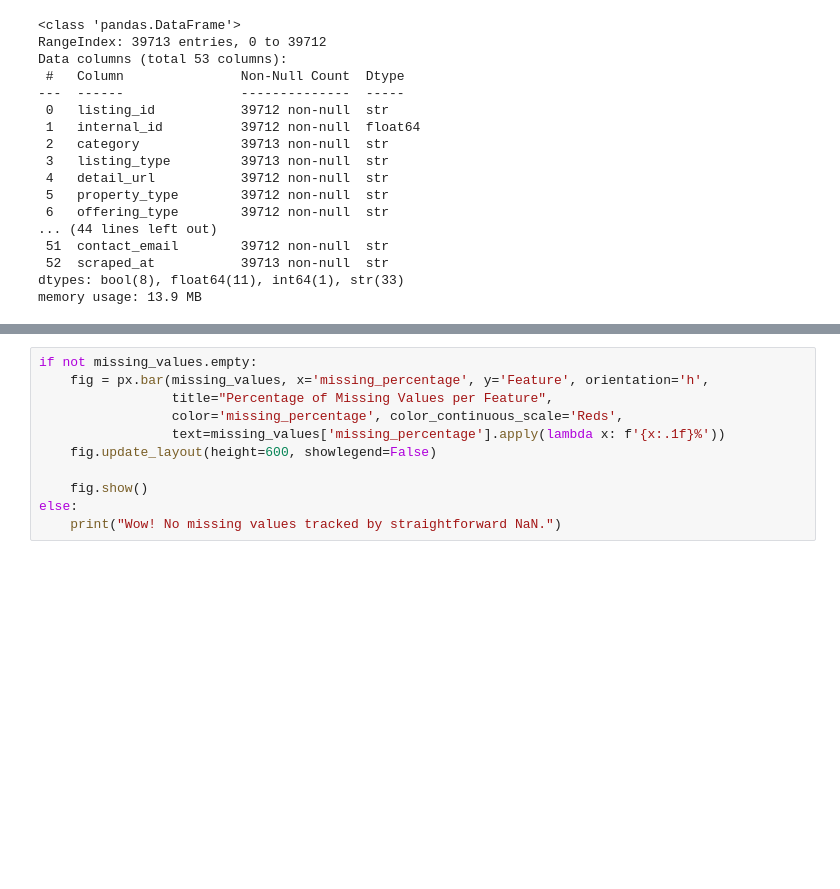
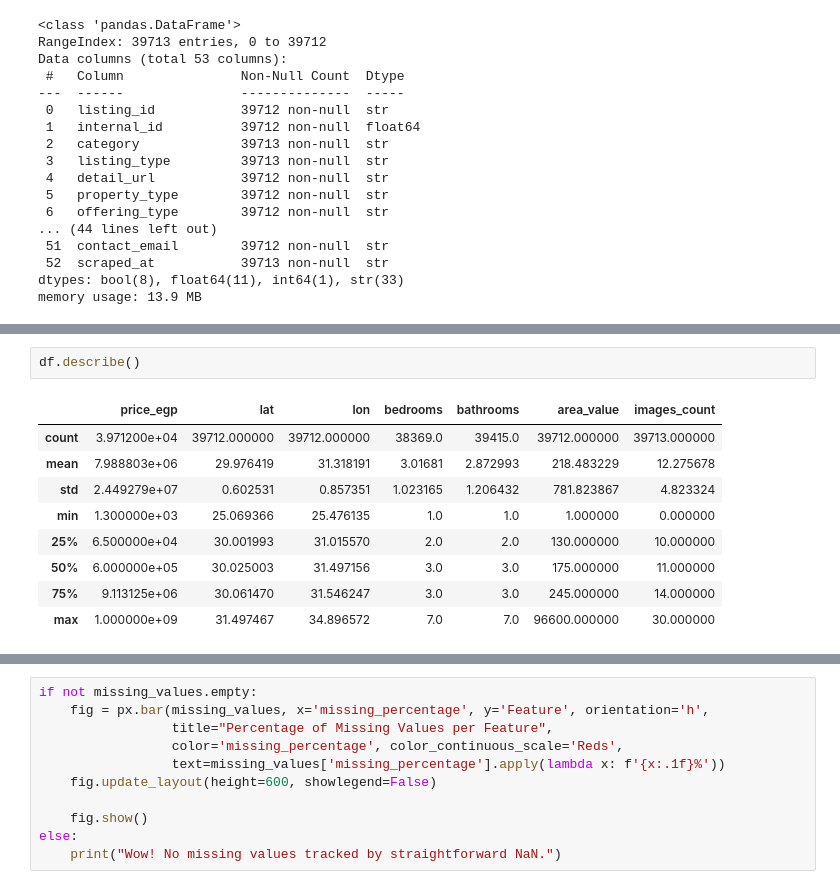
Before and after one commit to MohamedAtef721/Egypt-Real-Estate-Market-Analytics, a Jupyter notebook: Egypt_Real_Estate_EDA.ipynb, the cells around one changed output, grey strips where cells are left out. Cells and saved outputs as stored; diff of their text form; blank space fills up the shorter version.

```diff
--- a/Egypt_Real_Estate_EDA.ipynb
+++ b/Egypt_Real_Estate_EDA.ipynb
@@ -45,3 +220,15 @@ memory usage: 13.9 MB
+# %%
+df.describe()
+# %% [output]
+|  | price_egp | lat | lon | bedrooms | bathrooms | area_value | images_count |
+| count | 3.971200e+04 | 39712.000000 | 39712.000000 | 38369.0 | 39415.0 | 39712.000000 | 39713.000000 |
+| mean | 7.988803e+06 | 29.976419 | 31.318191 | 3.01681 | 2.872993 | 218.483229 | 12.275678 |
+| std | 2.449279e+07 | 0.602531 | 0.857351 | 1.023165 | 1.206432 | 781.823867 | 4.823324 |
+| min | 1.300000e+03 | 25.069366 | 25.476135 | 1.0 | 1.0 | 1.000000 | 0.000000 |
+| 25% | 6.500000e+04 | 30.001993 | 31.015570 | 2.0 | 2.0 | 130.000000 | 10.000000 |
+| 50% | 6.000000e+05 | 30.025003 | 31.497156 | 3.0 | 3.0 | 175.000000 | 11.000000 |
+| 75% | 9.113125e+06 | 30.061470 | 31.546247 | 3.0 | 3.0 | 245.000000 | 14.000000 |
+| max | 1.000000e+09 | 31.497467 | 34.896572 | 7.0 | 7.0 | 96600.000000 | 30.000000 |
 # %%
 missing_values = pd.DataFrame({
     "missing_count": df.isnull().sum(),
```
Also changed, not shown: parts of 14 cells of this notebook, 1 other file.
